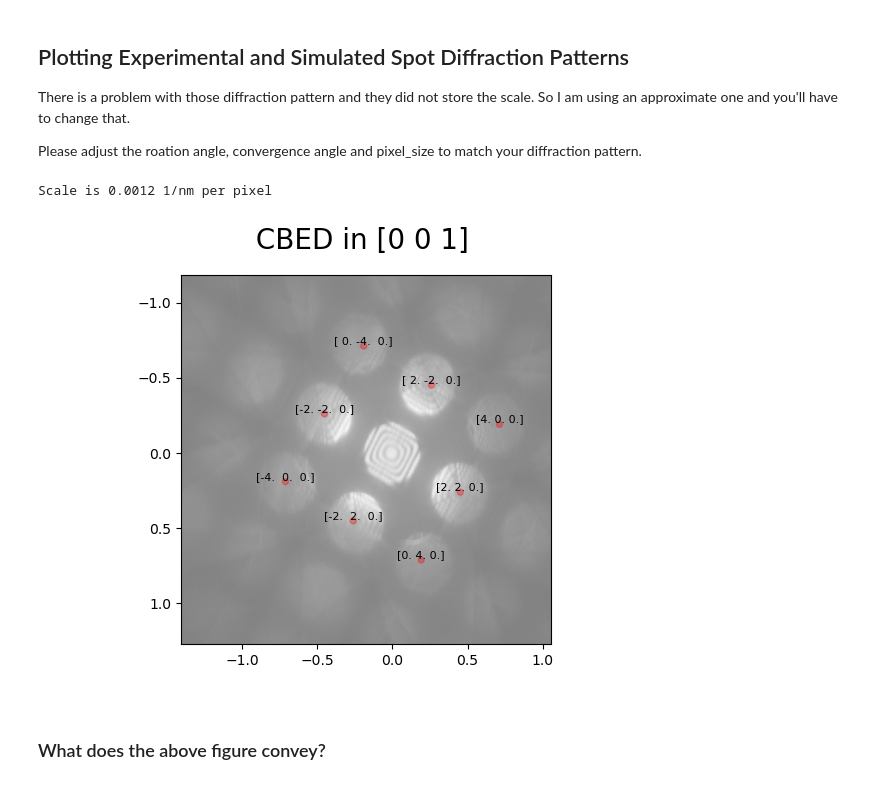
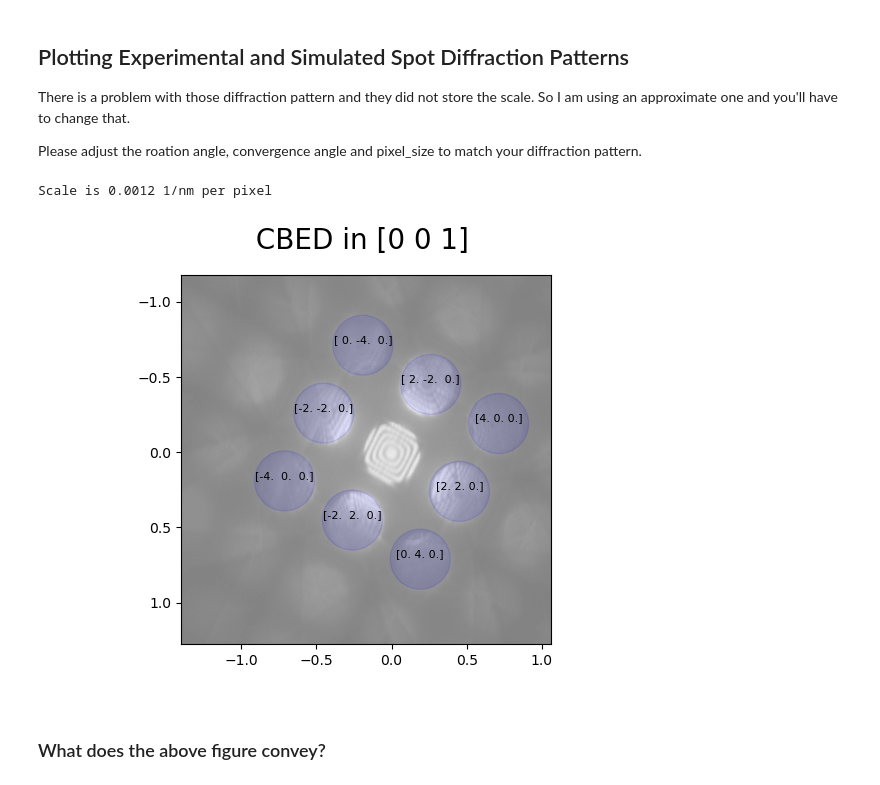
Before and after one commit to gduscher/MLSTEM2025, a Jupyter notebook: Day2/4_Analyze_CBED_Pattern.ipynb, the cells around one changed output. Cells and saved outputs as stored; diff of their text form; code cells hidden in the pictures.

Commit message:
update simulation

```diff
--- a/Day2/4_Analyze_CBED_Pattern.ipynb
+++ b/Day2/4_Analyze_CBED_Pattern.ipynb
@@ -214,8 +214,8 @@ Please adjust the roation angle, convergence angle and pixel_size to match your
 # %%
 # ----- Input ---------
 rotation_angle = 15 # in degrees
-convergence_angle = .020  # in 1/nm
-pixel_size = 10 *1e-4 *1.2
+convergence_angle = .20  # in 1/nm
+pixel_size = 10*1e-4 *1.2
 # -------------------
 tags_simulation = atoms.info['diffraction']
 
@@ -223,35 +223,35 @@ tags_simulation = atoms.info['diffraction']
 #g = gx = gy = ft.get_slope(sidpy_dataset.x.values) # does not work here
 
 g = gx = gy = pixel_size
 
 print(f'Scale is {g:.4f} 1/nm per pixel')
 extent= np.array([-center[0]*gx, (diff_pattern.shape[0]-center[0])*gx,(diff_pattern.shape[1]-center[1])*gy, -center[1]*gy])
 
 # rotation matrix  around z axis to coincide with spots
 angle = np.radians(rotation_angle)
 c = np.cos(angle)
 s = np.sin(angle)
 r_mat = np.array([[c,-s,0],[s,c,0],[0,0,1]])
 rotation_matrix = r_mat
 
 
 spots_simulation =  np.dot(tags_simulation['allowed']['g'], rotation_matrix)
 spots_ZOLZ = spots_simulation[tags_simulation['allowed']['ZOLZ']]
 fig = plt.figure()
 fig.suptitle(' CBED in ' + str(tags_experiment['zone_hkl']), fontsize=20)
 # plt.scatter(spots_ZOLZ[:,0], spots_ZOLZ[:,1], c='red',  alpha = 0.2,   label='spots')
 plt.imshow(np.log2(1+diff_pattern).T,cmap="gray", extent=(extent), vmin=np.max(np.log2(1+diff_pattern))*0.5);
 
 for i in range(len(tags_simulation['allowed']['g'])):
     if tags_simulation['allowed']['ZOLZ'][i]:
         if np.linalg.norm(tags_simulation['allowed']['g'][i]) <1:
-            disk = plt.Circle((spots_simulation[i,0], spots_simulation[i,1] ), convergence_angle, alpha=0.3, color='red')
+            disk = plt.Circle((spots_simulation[i,0], spots_simulation[i,1] ), convergence_angle, alpha=0.1, color='blue')
             plt.gca().add_artist(disk)
             plt.text(spots_simulation[i,0], spots_simulation[i,1],str(tags_simulation['allowed']['hkl'][i]),
                     fontsize = 8, horizontalalignment = 'center', verticalalignment ='bottom')
 # %% [output]
 Scale is 0.0012 1/nm per pixel
-[figure, old version]
+[figure, new version]
 # %% [markdown]
 ### What does the above figure convey?
 # %%
```
Also changed, not shown: parts of 1 cell of this notebook, 5 other files.
